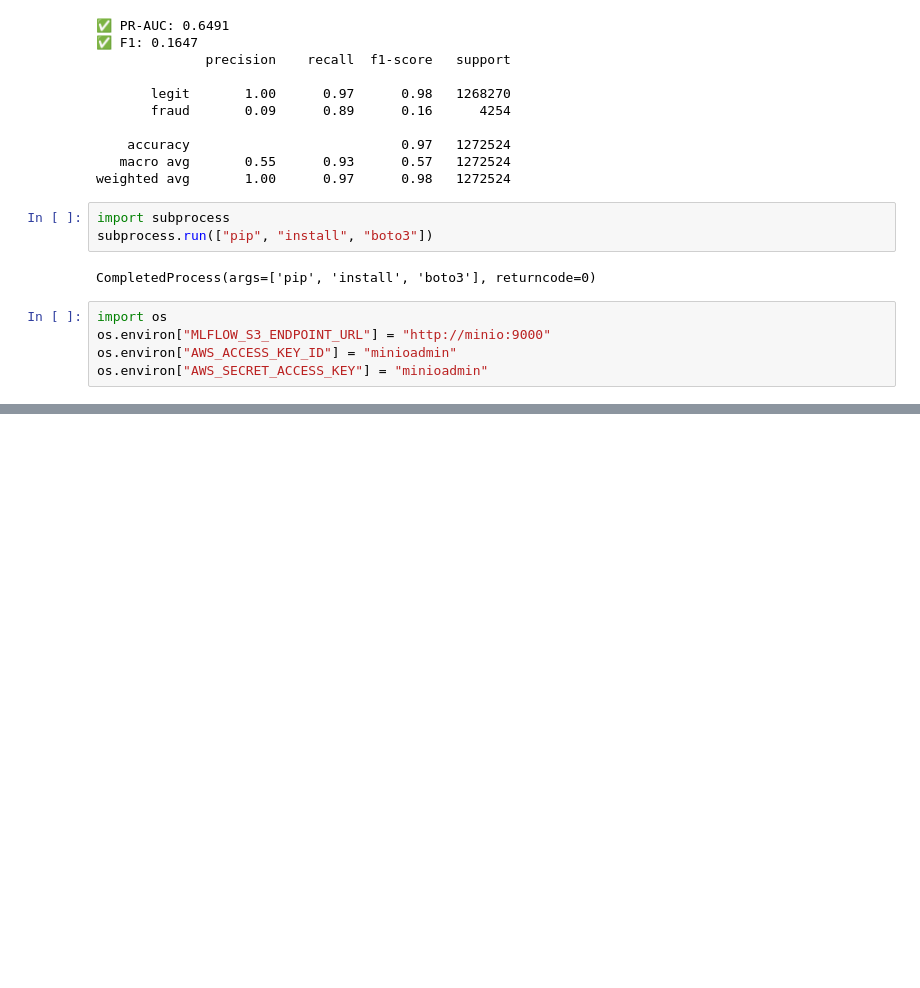
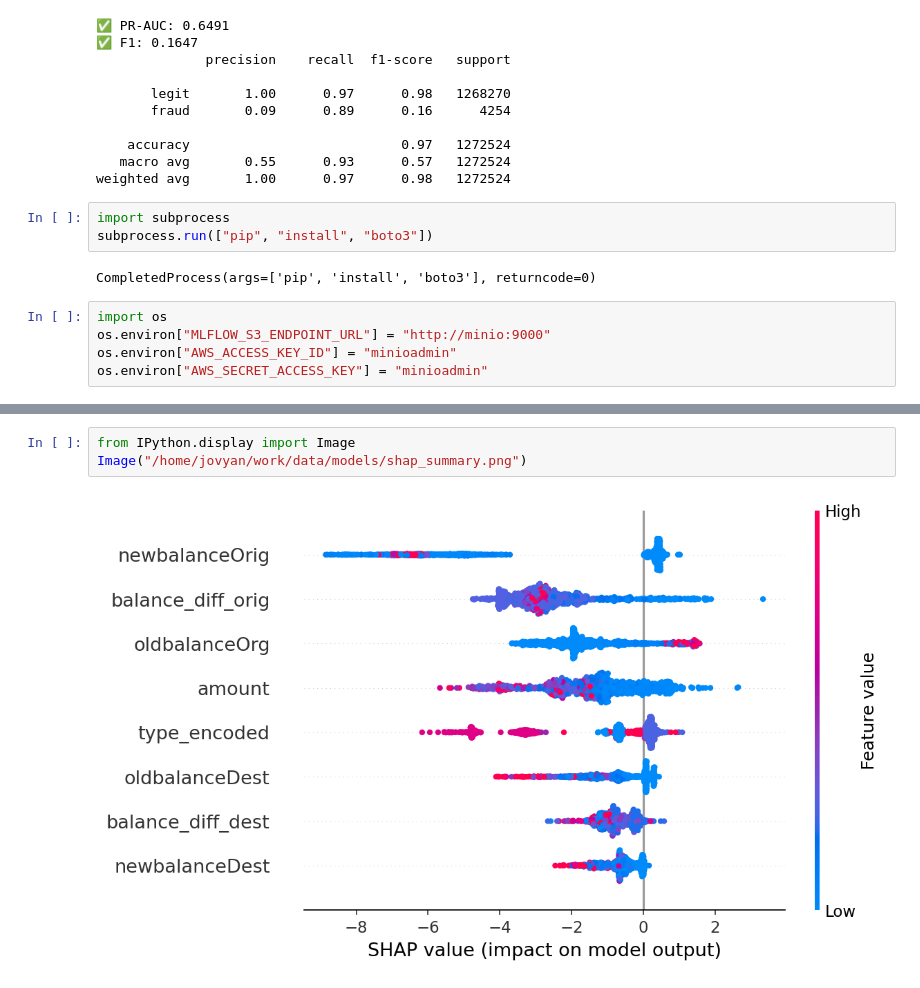
Before and after one commit to Iccam1/fraud-detection-mlops, a Jupyter notebook: notebooks/06_Phase7_ML_Training.ipynb, the cells around one changed output, grey strips where cells are left out. Saved outputs shown, nothing was run; the diff lists cells and outputs as text; blank space fills up the shorter version.

Commit message:
Phase 7: Complete - XGBoost tuned PR-AUC: 0.9741, F1: 0.7731, SHAP, model registered in MLflow

```diff
--- a/notebooks/06_Phase7_ML_Training.ipynb
+++ b/notebooks/06_Phase7_ML_Training.ipynb
@@ -347,0 +550,5 @@ weighted avg       1.00      1.00      1.00   1272524
+# %%
+from IPython.display import Image
+Image("/home/jovyan/work/data/models/shap_summary.png")
+# %% [output]
+[figure, added]
```
Also changed, not shown: parts of 16 cells of this notebook, 2 other files.
